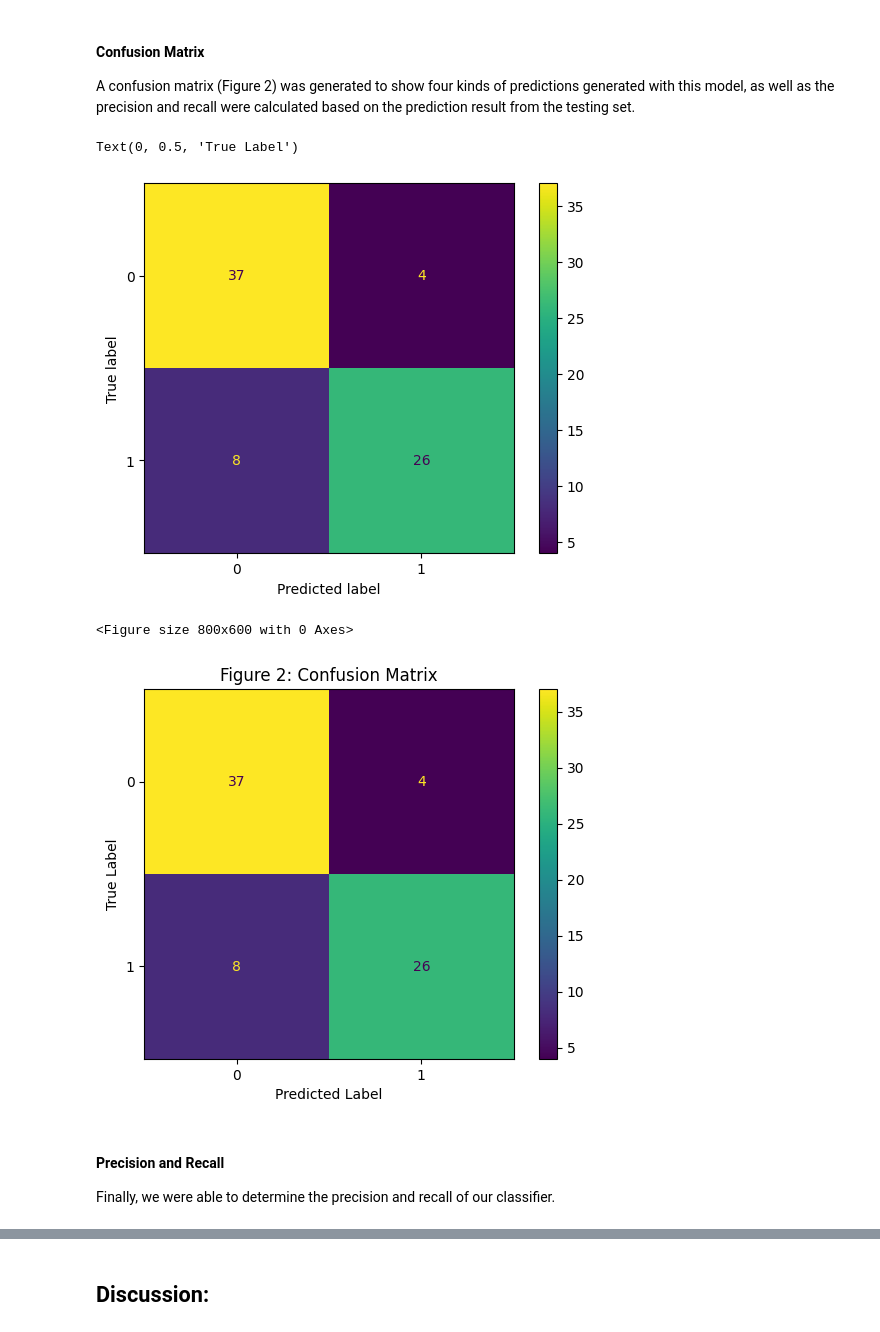
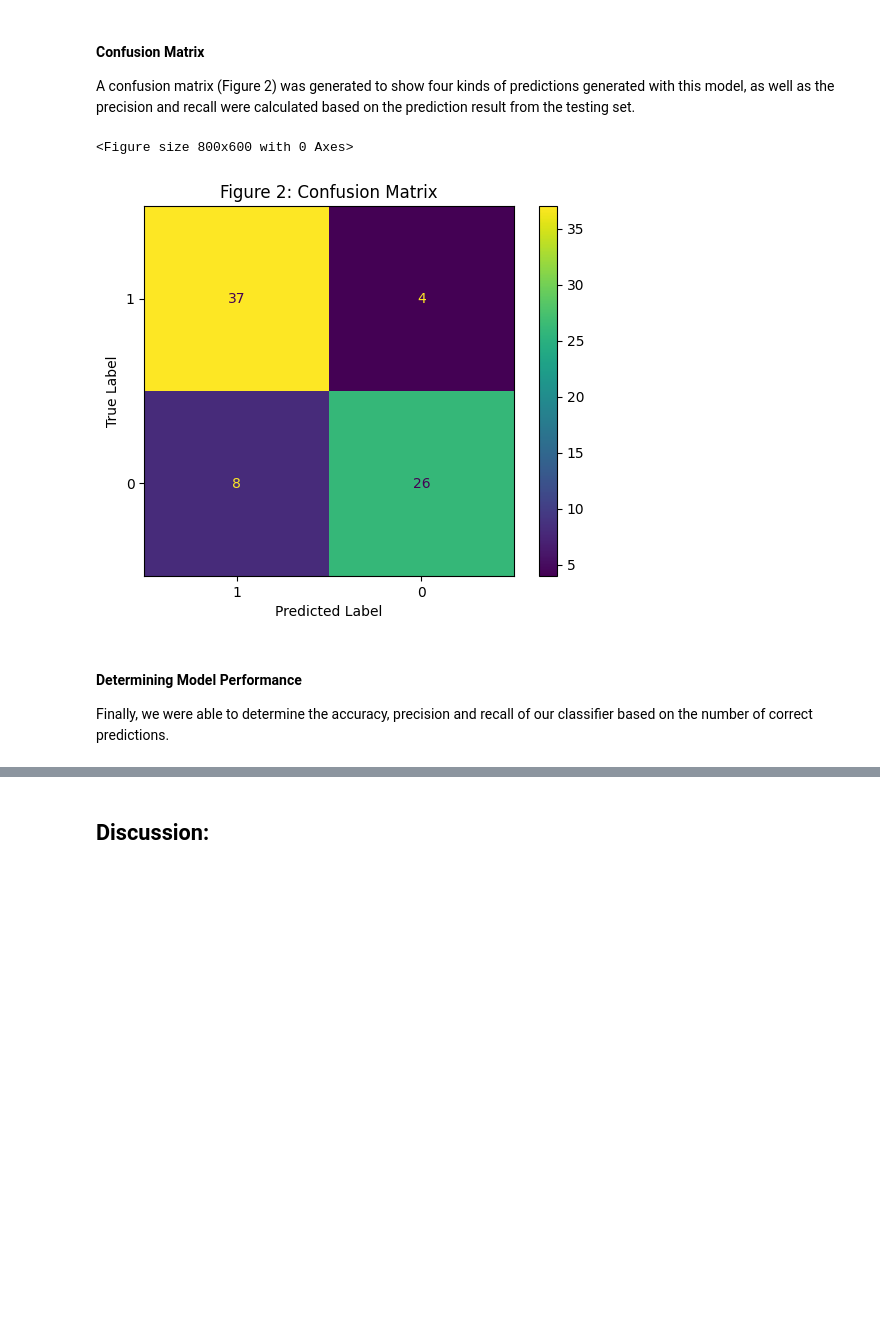
Before and after one commit to CCWebb14/DSCI100_Group_Project, a Jupyter notebook: final_project_file_0-2.ipynb, the cells around one changed output, grey strips where cells are left out. Saved outputs shown, nothing was run; the diff lists cells and outputs as text; code cells hidden in the pictures; blank space fills up the shorter version.

```diff
--- a/final_project_file_0-2.ipynb
+++ b/final_project_file_0-2.ipynb
@@ -295,24 +230,22 @@ cleveland_prediction_accuracy
 #### Confusion Matrix
 
 A confusion matrix (Figure 2) was generated to show four kinds of predictions generated with this model, as well as the precision and recall were calculated based on the prediction result from the testing set.
-# %%
-disp = ConfusionMatrixDisplay.from_estimator(cleveland_fit, X_test, y_test)
-
-plt.figure(figsize=(8, 6))
-disp.plot()
-plt.title('Figure 2: Confusion Matrix')
-plt.xlabel('Predicted Label')
-plt.ylabel('True Label')
-# plt.show()
-# %% [output]
-Text(0, 0.5, 'True Label')
-[figure, removed]
-<Figure size 800x600 with 0 Axes>
-[figure, removed]
 # %%
 y_true = cleveland_test_predictions['heart_disease_presence']
 y_pred = cleveland_test_predictions['predicted']
+# %%
+cm = confusion_matrix(y_true, y_pred)
+cmd = ConfusionMatrixDisplay(cm, display_labels=['1','0'])
+plt.figure(figsize=(8, 6))
+cmd.plot()
+plt.title('Figure 2: Confusion Matrix')
+plt.xlabel('Predicted Label')
+plt.ylabel('True Label')
+plt.show()
+# %% [output]
+<Figure size 800x600 with 0 Axes>
+[figure, added]
 # %% [markdown]
-#### Precision and Recall
+#### Determining Model Performance
 
-Finally, we were able to determine the precision and recall of our classifier.
+Finally, we were able to determine the accuracy, precision and recall of our classifier based on the number of correct predictions.
```
Also changed, not shown: parts of 15 cells of this notebook.
